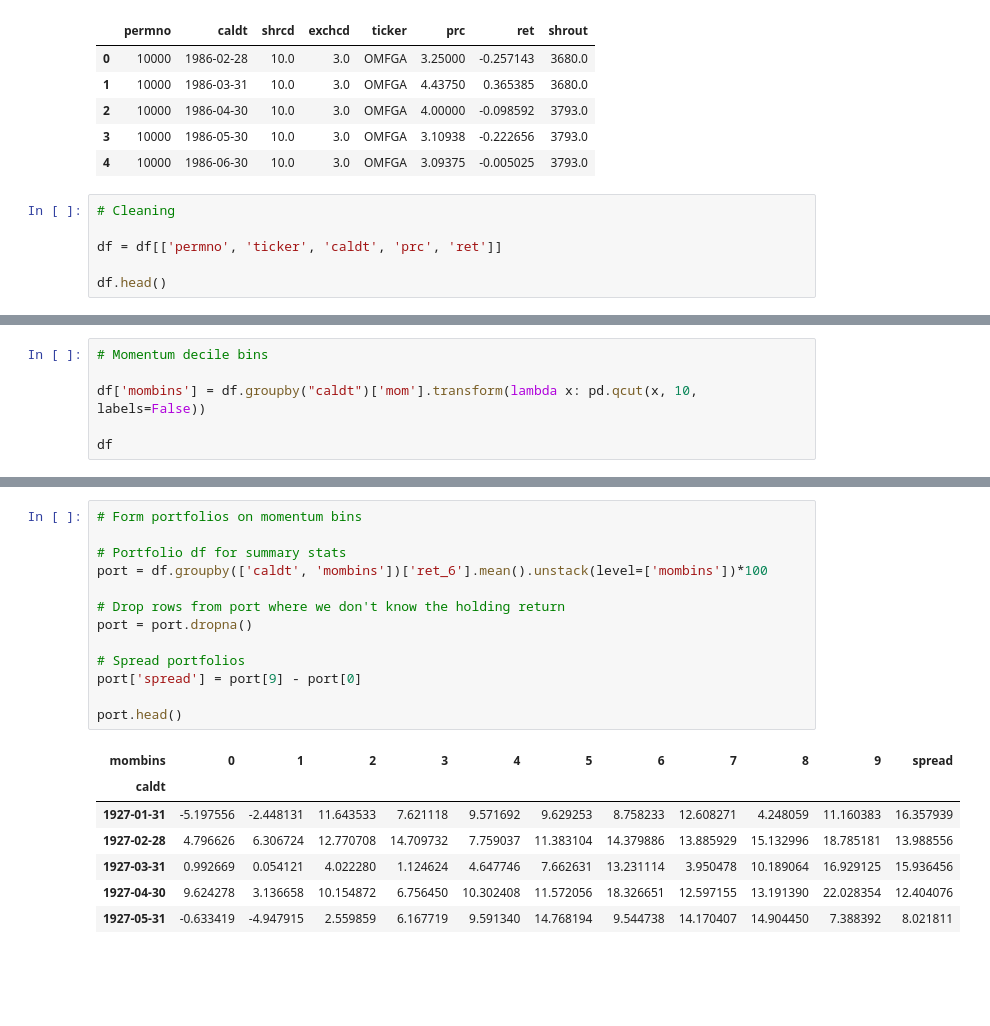
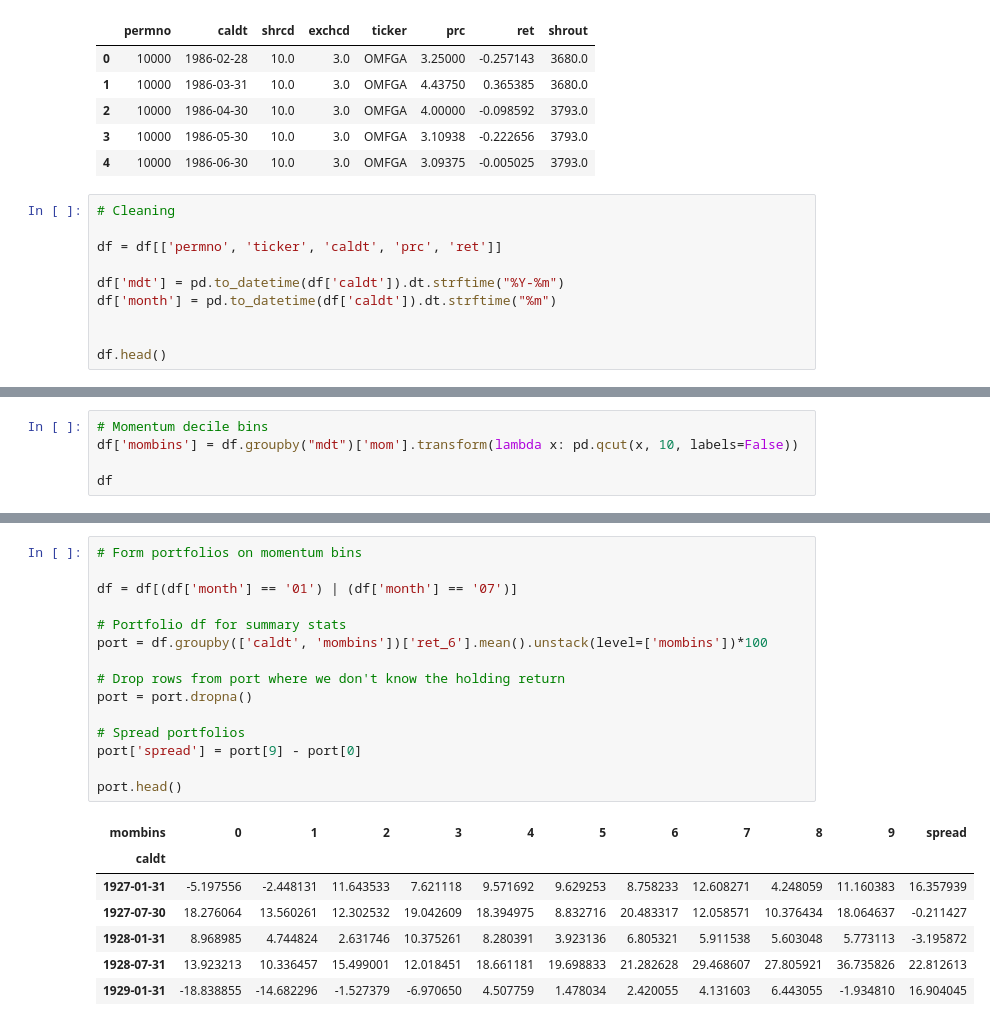
Before and after one commit to andrewhall1124/momentum, a Jupyter notebook: momentum.ipynb, the cells around one changed output, grey strips where cells are left out. Saved outputs shown, nothing was run; the diff lists cells and outputs as text; blank space fills up the shorter version.

```diff
--- a/momentum.ipynb
+++ b/momentum.ipynb
@@ -22,5 +22,9 @@ df.head()
 
 df = df[['permno', 'ticker', 'caldt', 'prc', 'ret']]
 
+df['mdt'] = pd.to_datetime(df['caldt']).dt.strftime("%Y-%m")
+df['month'] = pd.to_datetime(df['caldt']).dt.strftime("%m")
+
+
 df.head()
 # %% [output]
@@ -88,7 +92,6 @@ df
 # %%
 # Momentum decile bins
-
-df['mombins'] = df.groupby("caldt")['mom'].transform(lambda x: pd.qcut(x, 10, labels=False))
+df['mombins'] = df.groupby("mdt")['mom'].transform(lambda x: pd.qcut(x, 10, labels=False))
 
 df
 # %% [output]
@@ -108,24 +111,26 @@ df
 # %%
 # Form portfolios on momentum bins
+
+df = df[(df['month'] == '01') | (df['month'] == '07')]
 
 # Portfolio df for summary stats
 port = df.groupby(['caldt', 'mombins'])['ret_6'].mean().unstack(level=['mombins'])*100
 
 # Drop rows from port where we don't know the holding return
 port = port.dropna()
 
 # Spread portfolios
 port['spread'] = port[9] - port[0]
 
 port.head()
 # %% [output]
 | mombins | 0 | 1 | 2 | 3 | 4 | 5 | 6 | 7 | 8 | 9 | spread |
 | caldt |  |  |  |  |  |  |  |  |  |  |  |
 | 1927-01-31 | -5.197556 | -2.448131 | 11.643533 | 7.621118 | 9.571692 | 9.629253 | 8.758233 | 12.608271 | 4.248059 | 11.160383 | 16.357939 |
-| 1927-02-28 | 4.796626 | 6.306724 | 12.770708 | 14.709732 | 7.759037 | 11.383104 | 14.379886 | 13.885929 | 15.132996 | 18.785181 | 13.988556 |
-| 1927-03-31 | 0.992669 | 0.054121 | 4.022280 | 1.124624 | 4.647746 | 7.662631 | 13.231114 | 3.950478 | 10.189064 | 16.929125 | 15.936456 |
-| 1927-04-30 | 9.624278 | 3.136658 | 10.154872 | 6.756450 | 10.302408 | 11.572056 | 18.326651 | 12.597155 | 13.191390 | 22.028354 | 12.404076 |
-| 1927-05-31 | -0.633419 | -4.947915 | 2.559859 | 6.167719 | 9.591340 | 14.768194 | 9.544738 | 14.170407 | 14.904450 | 7.388392 | 8.021811 |
+| 1927-07-30 | 18.276064 | 13.560261 | 12.302532 | 19.042609 | 18.394975 | 8.832716 | 20.483317 | 12.058571 | 10.376434 | 18.064637 | -0.211427 |
+| 1928-01-31 | 8.968985 | 4.744824 | 2.631746 | 10.375261 | 8.280391 | 3.923136 | 6.805321 | 5.911538 | 5.603048 | 5.773113 | -3.195872 |
+| 1928-07-31 | 13.923213 | 10.336457 | 15.499001 | 12.018451 | 18.661181 | 19.698833 | 21.282628 | 29.468607 | 27.805921 | 36.735826 | 22.812613 |
+| 1929-01-31 | -18.838855 | -14.682296 | -1.527379 | -6.970650 | 4.507759 | 1.478034 | 2.420055 | 4.131603 | 6.443055 | -1.934810 | 16.904045 |
 # %%
 # Summary
 
```
Also changed, not shown: parts of 6 cells of this notebook, 1 other file.
